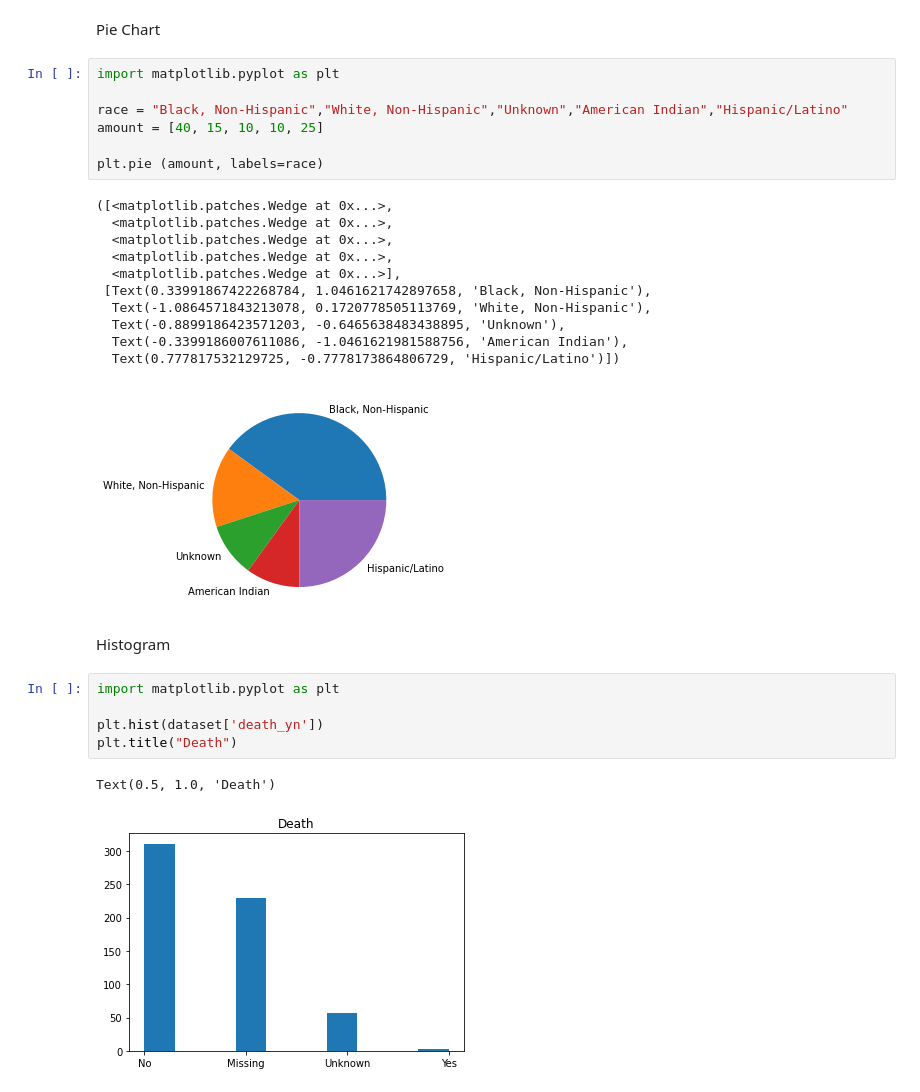
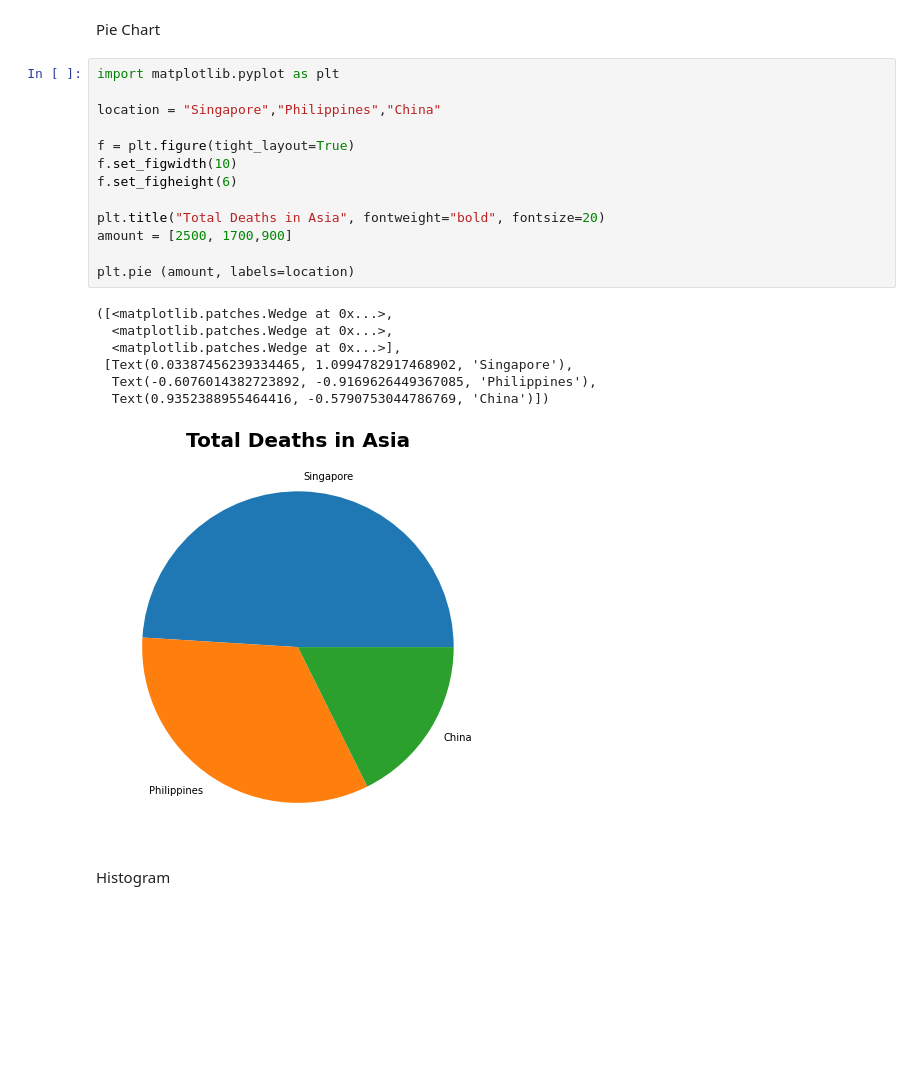
Before and after one commit to krisanndesiderio/SYSTEM-TRON, a Jupyter notebook: COVID19_Case_Surveillance_Public_Use_Data.ipynb, the cells around one changed output. Saved outputs shown, nothing was run; the diff lists cells and outputs as text; blank space fills up the shorter version.

```diff
--- a/COVID19_Case_Surveillance_Public_Use_Data.ipynb
+++ b/COVID19_Case_Surveillance_Public_Use_Data.ipynb
@@ -113,31 +108,25 @@ plt.show()
 # %% [markdown]
 Pie Chart
-# %%
-import matplotlib.pyplot as plt
-
-race = "Black, Non-Hispanic","White, Non-Hispanic","Unknown","American Indian","Hispanic/Latino"
-amount = [40, 15, 10, 10, 25]
-
-plt.pie (amount, labels=race)
-# %% [output]
-([<matplotlib.patches.Wedge at 0x...>,
-  <matplotlib.patches.Wedge at 0x...>,
-  <matplotlib.patches.Wedge at 0x...>,
-  <matplotlib.patches.Wedge at 0x...>,
-  <matplotlib.patches.Wedge at 0x...>],
- [Text(0.33991867422268784, 1.0461621742897658, 'Black, Non-Hispanic'),
-  Text(-1.0864571843213078, 0.1720778505113769, 'White, Non-Hispanic'),
-  Text(-0.8899186423571203, -0.6465638483438895, 'Unknown'),
-  Text(-0.3399186007611086, -1.0461621981588756, 'American Indian'),
-  Text(0.777817532129725, -0.7778173864806729, 'Hispanic/Latino')])
-[figure, removed]
+# %%
+import matplotlib.pyplot as plt
+
+location = "Singapore","Philippines","China"
+
+f = plt.figure(tight_layout=True)
+f.set_figwidth(10)
+f.set_figheight(6)
+
+plt.title("Total Deaths in Asia", fontweight="bold", fontsize=20)
+amount = [2500, 1700,900]
+
+plt.pie (amount, labels=location)
+# %% [output]
+([<matplotlib.patches.Wedge at 0x...>,
+  <matplotlib.patches.Wedge at 0x...>,
+  <matplotlib.patches.Wedge at 0x...>],
+ [Text(0.03387456239334465, 1.0994782917468902, 'Singapore'),
+  Text(-0.6076014382723892, -0.9169626449367085, 'Philippines'),
+  Text(0.9352388955464416, -0.5790753044786769, 'China')])
+[figure, added]
 # %% [markdown]
 Histogram
-# %%
-import matplotlib.pyplot as plt
-
-plt.hist(dataset['death_yn'])
-plt.title("Death")
-# %% [output]
-Text(0.5, 1.0, 'Death')
-[figure, removed]
```
Also changed, not shown: parts of 7 cells of this notebook.
